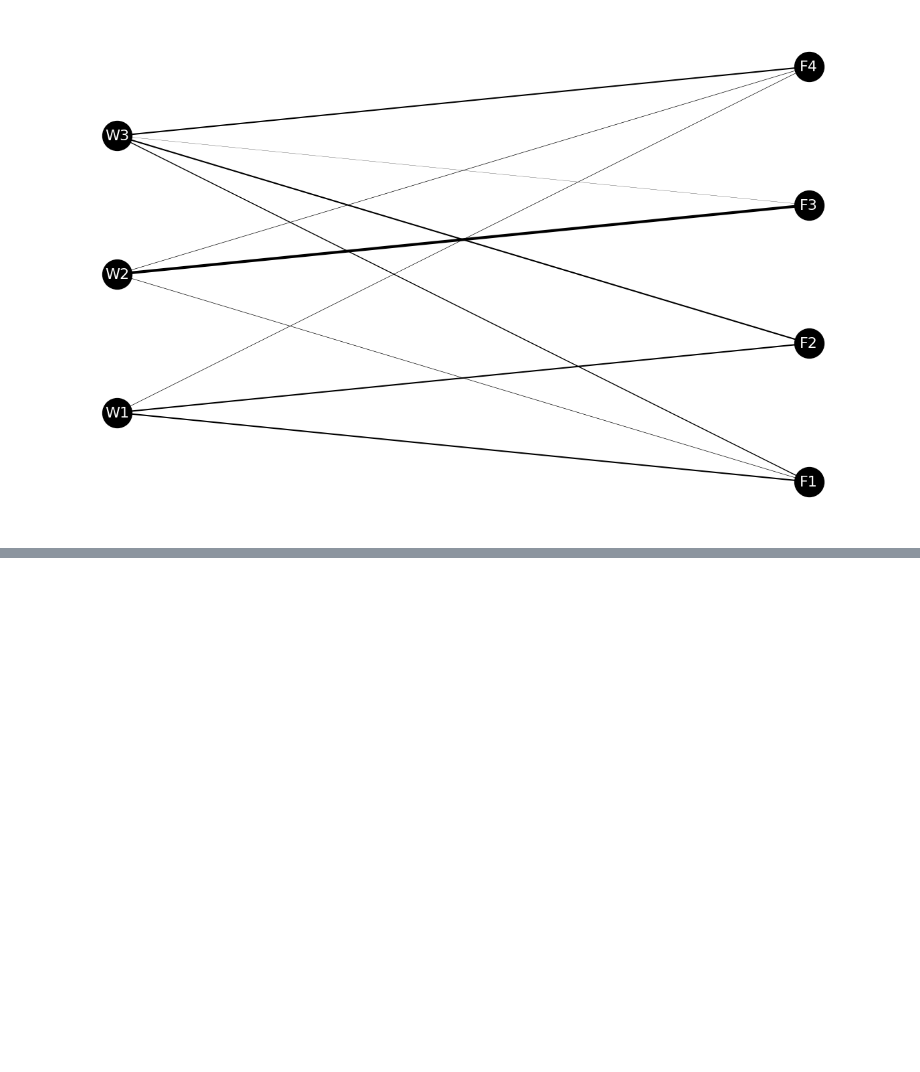
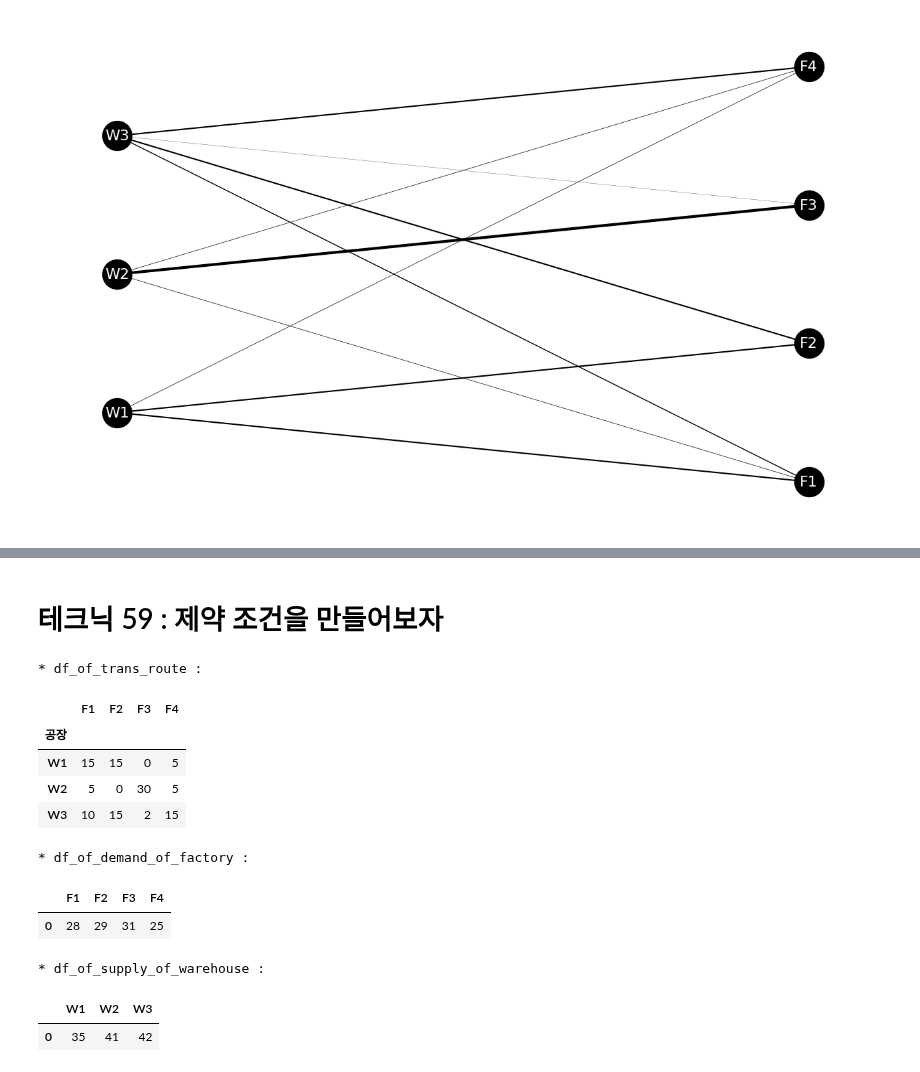
Before and after one commit to wooseok1152/python-data_analysis, a Jupyter notebook: 6장 물류의 최적경로를 컨설팅하는 테크닉10.ipynb, the cells around one changed output, grey strips where cells are left out. Cells and saved outputs as stored; diff of their text form; code cells hidden in the pictures; blank space fills up the shorter version.

```diff
--- a/6장 물류의 최적경로를 컨설팅하는 테크닉10.ipynb
+++ b/6장 물류의 최적경로를 컨설팅하는 테크닉10.ipynb
@@ -389,0 +431,71 @@ plt.show()
+# %% [markdown]
+# 테크닉 59 : 제약 조건을 만들어보자
+# %%
+import pandas as pd
+from pandasql import sqldf
+
+df_of_trans_route = pd.read_csv("./pyda100-master/Chapter_6/trans_route.csv", index_col = '공장') # trans_route.csv : 어느 창고에서 어느 공장으로, 어느 정도의 양을 운송했는지 기록한 파일
+print("* df_of_trans_route :")
+display(df_of_trans_route)
+
+df_of_demand_of_factory = pd.read_csv("./pyda100-master/Chapter_6/demand.csv")
+print("* df_of_demand_of_factory :")
+display(df_of_demand_of_factory)
+
+df_of_supply_of_warehouse = pd.read_csv("./pyda100-master/Chapter_6/supply.csv")
+print("* df_of_supply_of_warehouse :")
+display(df_of_supply_of_warehouse)
+
+# 수요측(공장) 제약 조건 만족 여부 확인
+
+print("!!! 수요측(공장) 제약 조건 만족 여부 확인 !!!", "\n")
+for factory in df_of_trans_route.columns :
+
+    product_count_in_factory = sqldf("""
+
+                                        SELECT SUM({})
+                                        FROM   df_of_trans_route
+
+                                    """.format(factory)).iloc[0, [0]][0]
+    condition_of_factory     =  df_of_demand_of_factory[factory][0]
+    print("* {}으로 운송량 :".format(factory), product_count_in_factory, "(수요량 : {})".format(condition_of_factory))
+    if product_count_in_factory >= condition_of_factory :
+
+        print("수요량을 만족시키고 있음", "\n")
+
+    else :
+
+        print("수요량을 만족시키지 못하고 있음. 운송경로 재계산 필요", "\n")
+
+print("!!! 공급측(창고) 제약 조건 만족 여부 확인 !!!", "\n")
+for warehouse in df_of_trans_route.index :
+
+    product_count_in_warehouse = sqldf("""
+
+                                            SELECT F1 + F2 + F3 + F4
+                                            FROM   df_of_trans_route
+                                            WHERE  공장 = '{}'
+
+                                        """.format(warehouse)).iloc[0, [0]][0]
+    condition_of_warehouse     = df_of_supply_of_warehouse[warehouse][0]
+    print("* {}부터의 운송량 :".format(warehouse), product_count_in_warehouse, "(공급한계 : {})".format(condition_of_warehouse))
+    if product_count_in_warehouse <= condition_of_warehouse :
+
+        print("공급한계 범위내", "\n")
+
+    else :
+
+        print("공급한계 초과. 운송경로 재계산 필요", "\n")
+# %% [output]
+* df_of_trans_route :
+|  | F1 | F2 | F3 | F4 |
+| 공장 |  |  |  |  |
+| W1 | 15 | 15 | 0 | 5 |
+| W2 | 5 | 0 | 30 | 5 |
+| W3 | 10 | 15 | 2 | 15 |
+* df_of_demand_of_factory :
+|  | F1 | F2 | F3 | F4 |
+| 0 | 28 | 29 | 31 | 25 |
+* df_of_supply_of_warehouse :
+|  | W1 | W2 | W3 |
+| 0 | 35 | 41 | 42 |
```
Also changed, not shown: parts of 5 cells of this notebook.
